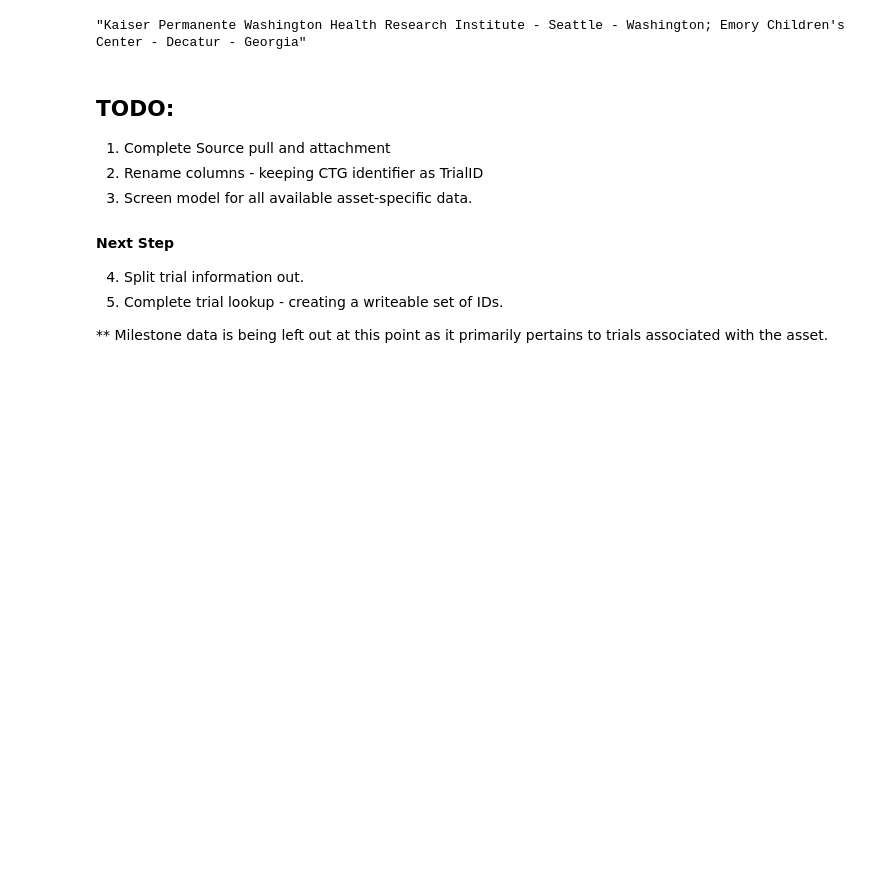
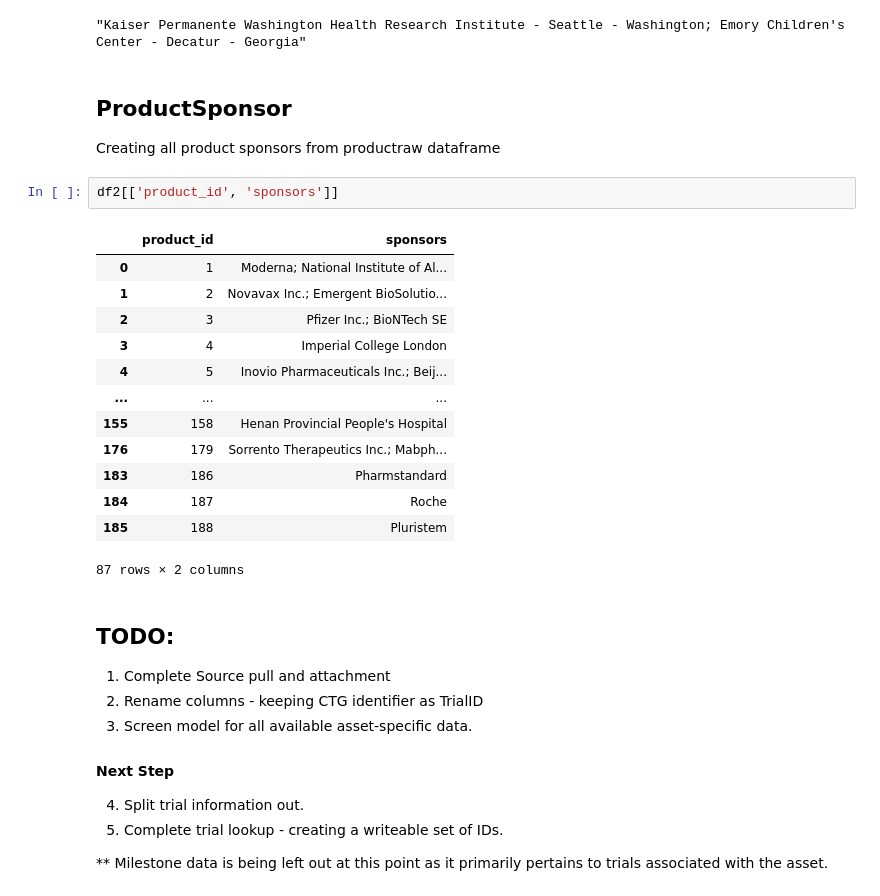
Before and after one commit to c19-rnd-dashboard/py-api-vac-rnd-dash, a Jupyter notebook: data/vaccines/Clean HelpWithCovid Vaccines.ipynb, the cells around one changed output. Drawn from its saved outputs; the diff is of its cells as text; blank space fills up the shorter version.

```diff
--- a/data/vaccines/Clean HelpWithCovid Vaccines.ipynb
+++ b/data/vaccines/Clean HelpWithCovid Vaccines.ipynb
@@ -427,6 +427,26 @@ Index(['product_id', 'preferred_name', 'chemical_name', 'brand_name',
 df2.site_locations[0]
 # %% [output]
 "Kaiser Permanente Washington Health Research Institute - Seattle - Washington; Emory Children's Center - Decatur - Georgia"
+# %% [markdown]
+## ProductSponsor
+
+Creating all product sponsors from productraw dataframe
+# %%
+df2[['product_id', 'sponsors']]
+# %% [output]
+|  | product_id | sponsors |
+| 0 | 1 | Moderna; National Institute of Al... |
+| 1 | 2 | Novavax Inc.; Emergent BioSolutio... |
+| 2 | 3 | Pfizer Inc.; BioNTech SE |
+| 3 | 4 | Imperial College London |
+| 4 | 5 | Inovio Pharmaceuticals Inc.; Beij... |
+| ... | ... | ... |
+| 155 | 158 | Henan Provincial People's Hospital |
+| 176 | 179 | Sorrento Therapeutics Inc.; Mabph... |
+| 183 | 186 | Pharmstandard |
+| 184 | 187 | Roche |
+| 185 | 188 | Pluristem |
+87 rows × 2 columns
 # %% [markdown]
 ## TODO:
 
```
Also changed, not shown: 6 other files.
